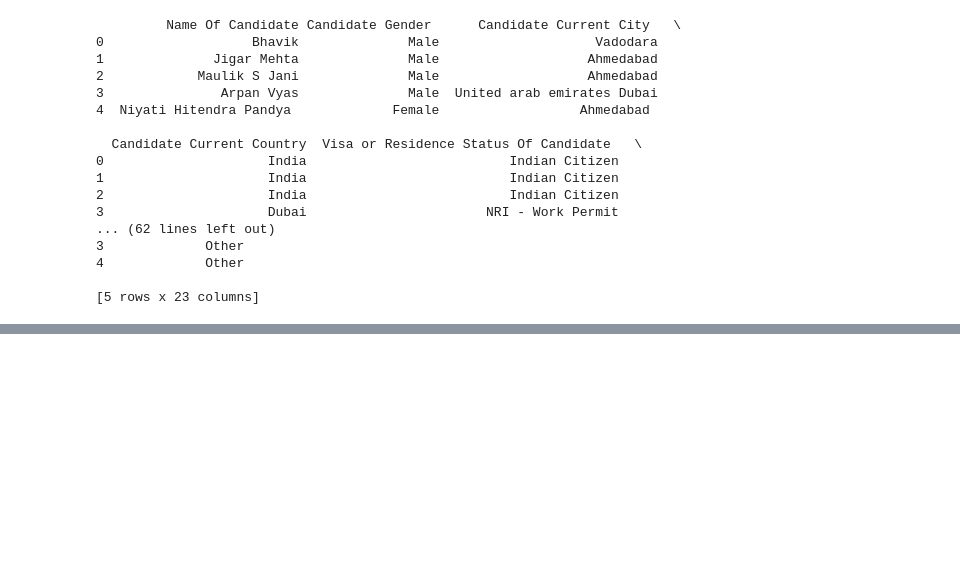
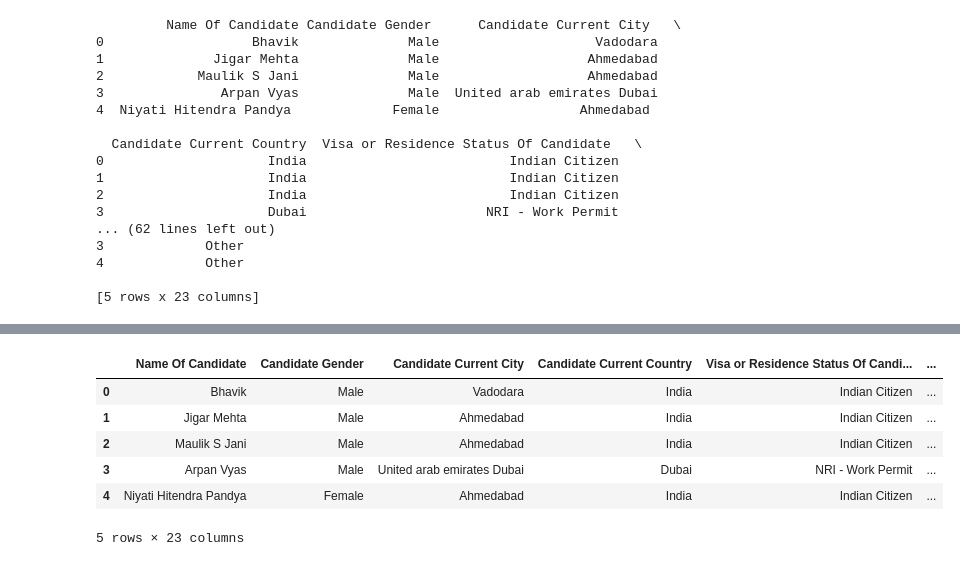
Before and after one commit to Shivani8780/CRIME-PREDICTION, a Jupyter notebook: matching_algo.ipynb, the cells around one changed output, grey strips where cells are left out. Cells and saved outputs as stored; diff of their text form; code cells hidden in the pictures; blank space fills up the shorter version.

```diff
--- a/matching_algo.ipynb
+++ b/matching_algo.ipynb
@@ -172,7 +172,7 @@ import pandas as pd
 import re
 
 # Load your data (replace the filename with your actual file path)
-file_path = 'cleaned_data.csv'  # Update this to your actual file path
+file_path = '/content/cleaned_data (2).csv'  # Update this to your actual file path
 df = pd.read_csv(file_path)  # Use pd.read_excel() if your file is an Excel file
 
 # Function to clean and standardize education details
@@ -206,0 +225,13 @@ print(df.head())
+# %%
+# Load the data
+file_path = 'cleaning_Data.csv'  # Replace this with your actual file path if needed
+df1 = pd.read_csv(file_path)  # Adjust if your file is a different format like Excel
+df.head()
+# %% [output]
+|  | Name Of Candidate | Candidate Gender | Candidate Current City | Candidate Current Country | Visa or Residence Status Of Candi... | ... |
+| 0 | Bhavik | Male | Vadodara | India | Indian Citizen | ... |
+| 1 | Jigar Mehta | Male | Ahmedabad | India | Indian Citizen | ... |
+| 2 | Maulik S Jani | Male | Ahmedabad | India | Indian Citizen | ... |
+| 3 | Arpan Vyas | Male | United arab emirates Dubai | Dubai | NRI - Work Permit | ... |
+| 4 | Niyati Hitendra Pandya | Female | Ahmedabad | India | Indian Citizen | ... |
+5 rows × 23 columns
```
Also changed, not shown: parts of 4 cells of this notebook.
